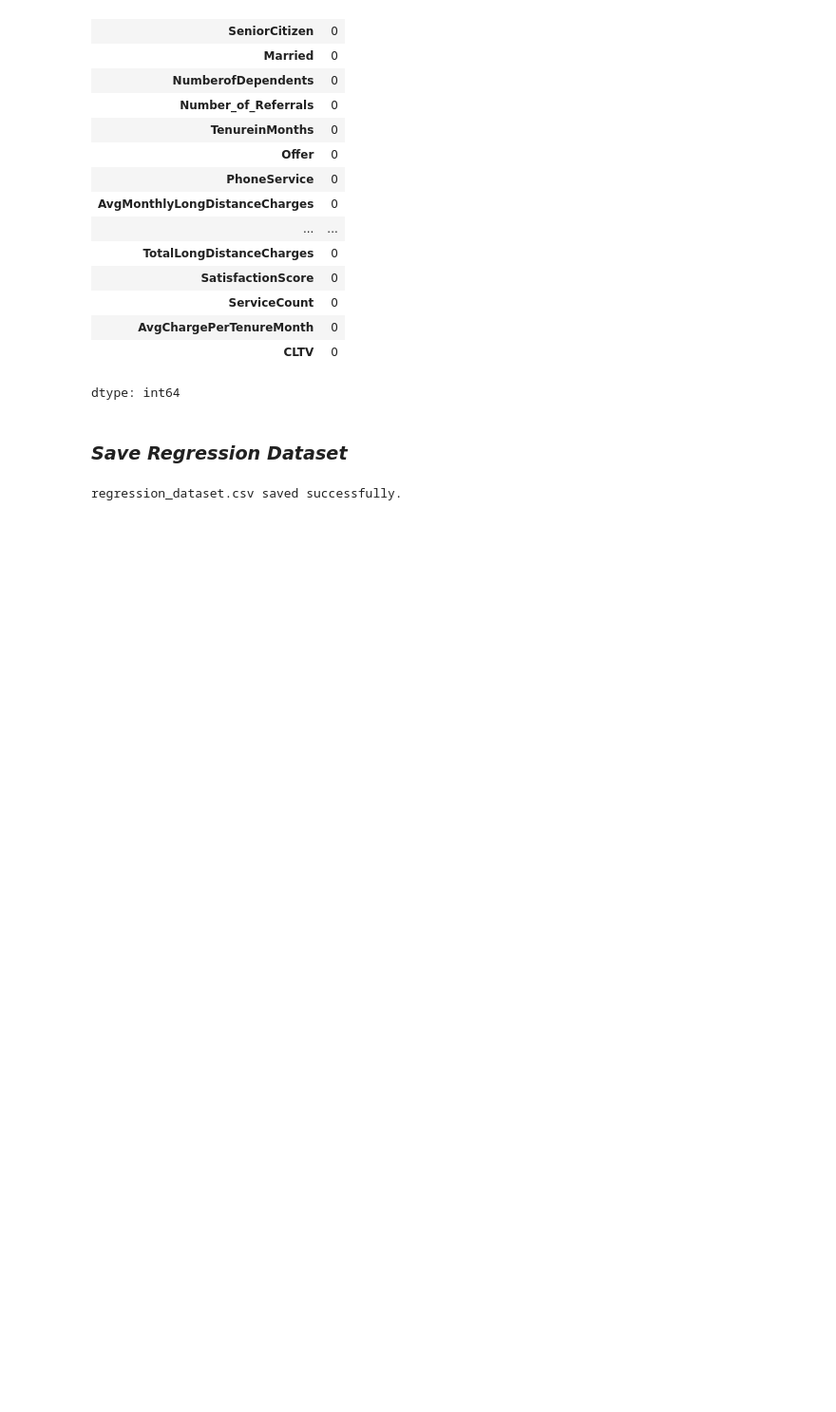
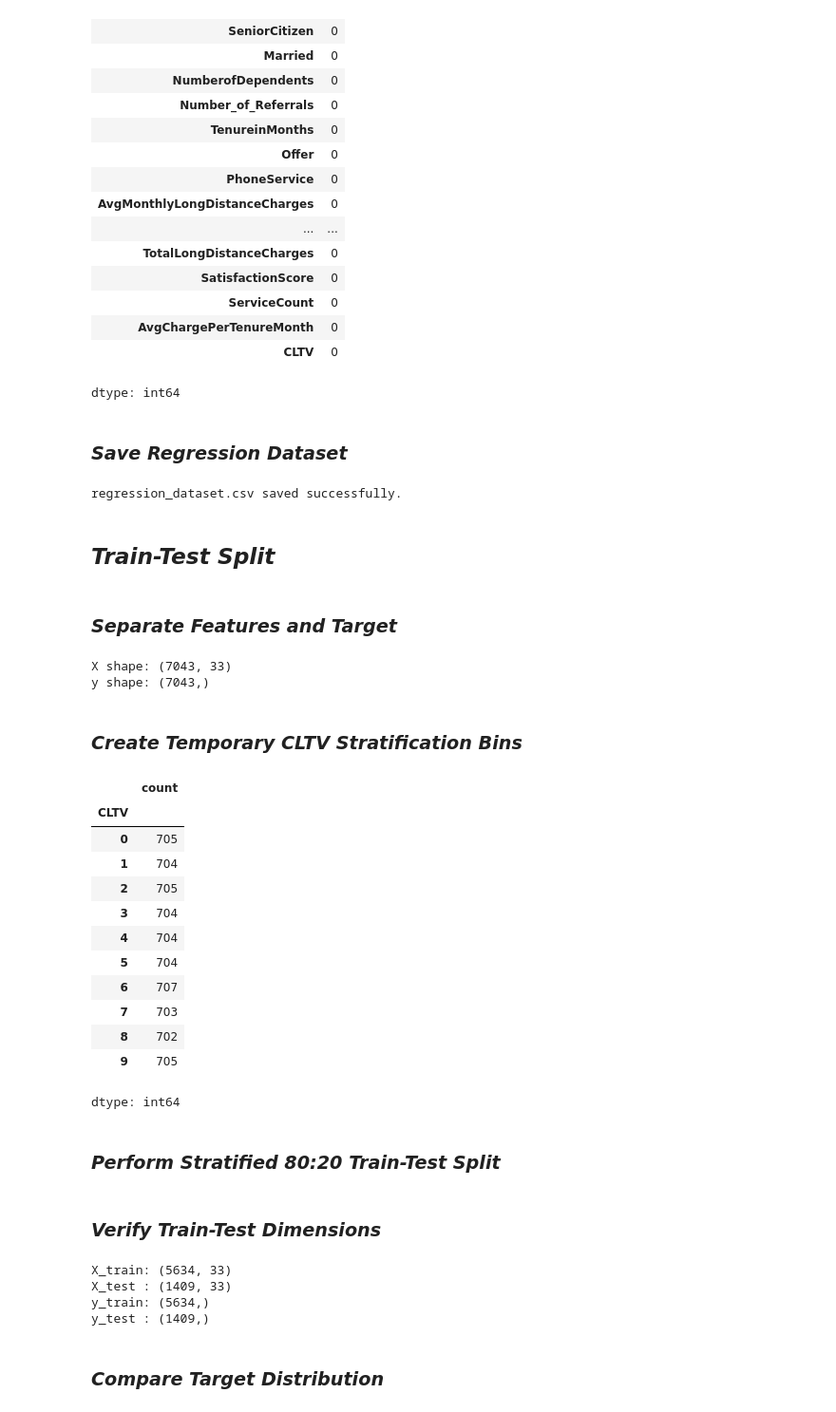
Before and after one commit to manaswiniyoshitha2006-netizen/ML-Evaluation, a Jupyter notebook: notebooks/regression.ipynb, the cells around one changed output. Shown at 95% size. Saved outputs shown, nothing was run; the diff lists cells and outputs as text; code cells hidden in the pictures; blank space fills up the shorter version.

Commit message:
Create train test split and preprocessing pipeline. Implement baseline regression models(Linear Regression, Ridge, Lasso, ElasticNet + evaluation metrics)

```diff
--- a/notebooks/regression.ipynb
+++ b/notebooks/regression.ipynb
@@ -110,12 +117,6 @@ df = df_raw.copy()
 print("Dataset loaded successfully.")
 # %% [output]
 Dataset loaded successfully.
-# %%
-df_raw = pd.read_csv("TelcoCustomerChurn.csv")
-
-df = df_raw.copy()
-
-print("Dataset loaded successfully.")
 # %% [markdown]
 ### *Dataset Dimensions*
 # %%
@@ -1395,3 +1396,46 @@ print(
 )
 # %% [output]
 regression_dataset.csv saved successfully.
+# %% [markdown]
+## *Train-Test Split*
+# %% [markdown]
+### *Separate Features and Target*
+# %%
+X_reg = regression_df.drop(
+    columns=["CLTV"]
+)
+
+y_reg = regression_df["CLTV"]
+
+print("X shape:", X_reg.shape)
+print("y shape:", y_reg.shape)
+# %% [output]
+X shape: (7043, 33)
+y shape: (7043,)
+# %% [markdown]
+### *Create Temporary CLTV Stratification Bins*
+# %%
+y_bins = pd.qcut(
+    y_reg,
+    q=10,
+    labels=False,
+    duplicates="drop"
+)
+
+y_bins.value_counts().sort_index()
+# %% [output]
+|  | count |
+| CLTV |  |
+| 0 | 705 |
+| 1 | 704 |
+| 2 | 705 |
+| 3 | 704 |
+| 4 | 704 |
+| 5 | 704 |
+| 6 | 707 |
+| 7 | 703 |
+| 8 | 702 |
+| 9 | 705 |
+dtype: int64
+# %% [markdown]
+### *Perform Stratified 80:20 Train-Test Split*
@@ -1397,0 +1450,14 @@ regression_dataset.csv saved successfully.
+# %% [markdown]
+### *Verify Train-Test Dimensions*
+# %%
+print("X_train:", X_train.shape)
+print("X_test :", X_test.shape)
+print("y_train:", y_train.shape)
+print("y_test :", y_test.shape)
+# %% [output]
+X_train: (5634, 33)
+X_test : (1409, 33)
+y_train: (5634,)
+y_test : (1409,)
+# %% [markdown]
+### *Compare Target Distribution*
```
Also changed, not shown: parts of 61 cells of this notebook.
